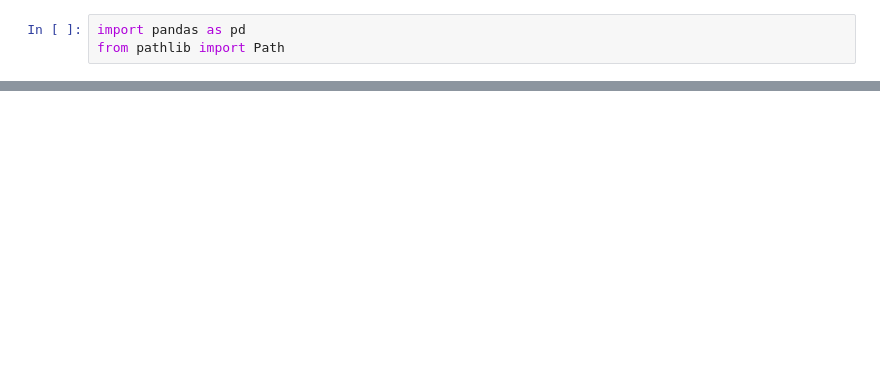
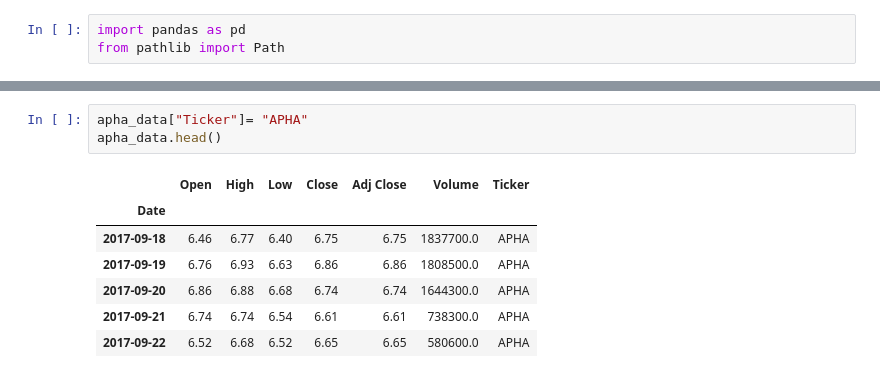
Before and after one commit to Briantaylor97/Cannabis-industry-analysis, a Jupyter notebook: notebooks/alex_project.ipynb, the cells around one changed output, grey strips where cells are left out. Drawn from its saved outputs; the diff is of its cells as text; blank space fills up the shorter version.

```diff
--- a/notebooks/alex_project.ipynb
+++ b/notebooks/alex_project.ipynb
@@ -18,0 +45,11 @@ companies_dataframe.iloc[]
+# %%
+apha_data["Ticker"]= "APHA"
+apha_data.head()
+# %% [output]
+|  | Open | High | Low | Close | Adj Close | Volume | Ticker |
+| Date |  |  |  |  |  |  |  |
+| 2017-09-18 | 6.46 | 6.77 | 6.40 | 6.75 | 6.75 | 1837700.0 | APHA |
+| 2017-09-19 | 6.76 | 6.93 | 6.63 | 6.86 | 6.86 | 1808500.0 | APHA |
+| 2017-09-20 | 6.86 | 6.88 | 6.68 | 6.74 | 6.74 | 1644300.0 | APHA |
+| 2017-09-21 | 6.74 | 6.74 | 6.54 | 6.61 | 6.61 | 738300.0 | APHA |
+| 2017-09-22 | 6.52 | 6.68 | 6.52 | 6.65 | 6.65 | 580600.0 | APHA |
```
Also changed, not shown: parts of 16 cells of this notebook, 3 other files.
